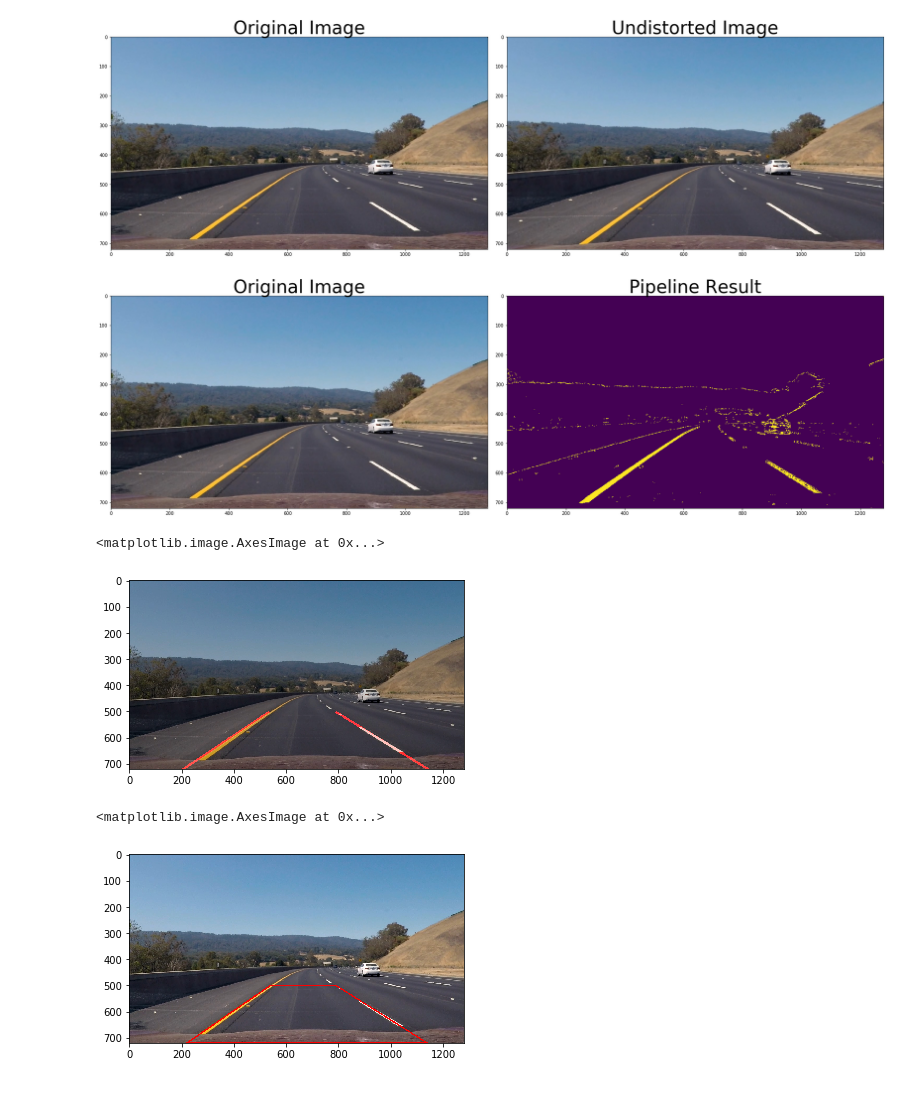
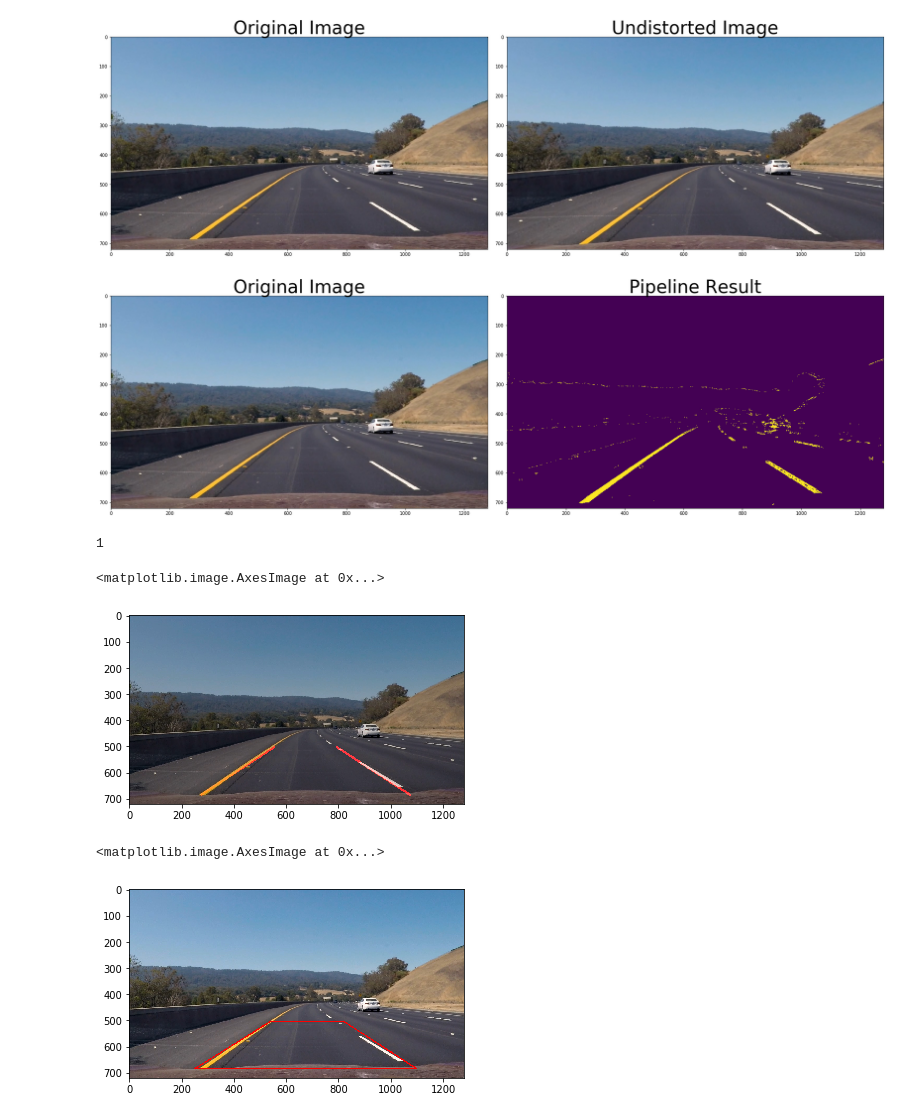
Before and after one commit to laljarus/Advanced-Lane-Detection, a Jupyter notebook: AdvancedLaneFinding.ipynb, the cells around one changed output. Cells and saved outputs as stored; diff of their text form; code cells hidden in the pictures.

```diff
--- a/AdvancedLaneFinding.ipynb
+++ b/AdvancedLaneFinding.ipynb
@@ -289,7 +299,7 @@ def average_lines(lines,imshape,filt_coeff=1,height_coeff=0.7):
     if len(filt_right_lines)>0:
         mean_right = np.mean(filt_right_lines,axis=0)
 
-    y1 = imshape[0]
+    y1 = imshape[0]*0.95
     y2 = imshape[0]*height_coeff
 
     x1_left = (y1-mean_left[1])/mean_left[0]
@@ -302,7 +312,9 @@ def average_lines(lines,imshape,filt_coeff=1,height_coeff=0.7):
     mean_lines_img = np.zeros((imshape[0], imshape[1], 3), dtype=np.uint8)
     draw_lines(mean_lines_img, mean_lines,color=[255, 0, 0], thickness=7)
 
-    return mean_lines_img
+    lane_lines = np.array([[x1_left,y1],[x2_left,y2],[x2_right,y2],[x1_right,y1]],dtype = np.int32)
+
+    return mean_lines_img,lane_lines
 # %%
 img = mpimg.imread('./test_images/test3.jpg')
 
@@ -319,14 +331,26 @@ plt.subplots_adjust(left=0., right=1, top=0.9, bottom=0.)
 # %% [output]
 [figure]
 # %%
-ksize = 5;
-gradx = abs_sobel_thresh(undist, orient='x', sobel_kernel=ksize, thresh=(50, 150))
-grady = abs_sobel_thresh(undist, orient='y', sobel_kernel=ksize, thresh=(50, 150))
-mag_binary = mag_thresh(undist, sobel_kernel=ksize, mag_thresh=(50, 155))
+ksize = 5
+gradx = abs_sobel_thresh(undist, orient='x', sobel_kernel=ksize, thresh=(50, 250))
+grady = abs_sobel_thresh(undist, orient='y', sobel_kernel=ksize, thresh=(50, 250))
+mag_binary = mag_thresh(undist, sobel_kernel=ksize, mag_thresh=(70, 250))
 dir_binary = dir_threshold(undist, sobel_kernel=ksize, thresh=(np.pi*30./180,np.pi*80./180))
 s_binary = hls_select(undist,channel = 's', thresh=(150, 255))
+l_binary = hls_select(undist,channel = 'l', thresh=(50, 255))
+
+combined_gradxy = np.zeros_like(dir_binary)
+combined_gradxy[((gradx == 1) & (grady == 1))] = 1
+
+combined_mag_dir = np.zeros_like(dir_binary)
+combined_mag_dir[((mag_binary == 1) & (dir_binary == 1))] = 1
+
+combined_hls = np.zeros_like(dir_binary)
+combined_hls[(s_binary == 1)&(l_binary==1)] = 1
+
 combined = np.zeros_like(dir_binary)
-combined[((gradx == 1) & (grady == 1)) |((mag_binary == 1) & (dir_binary == 1))|( (s_binary ==1))] = 1
+combined[(combined_gradxy== 1)|(combined_mag_dir== 1)|(combined_hls== 1)] = 1
+
 # Plot the result
 f, (ax1, ax2) = plt.subplots(1, 2, figsize=(24, 9))
 f.tight_layout()
@@ -338,14 +362,20 @@ ax2.imshow(combined)
 ax2.set_title('Pipeline Result', fontsize=40)
 plt.subplots_adjust(left=0., right=1, top=0.9, bottom=0.)
 # %% [output]
-[figure, old version]
+[figure, new version]
+# %%
+combined.max()
+# %% [output]
+1
 # %%
 imshape = img.shape
 width = imshape[1]
 height = imshape[0]
-combined = np.uint8(combined)*255
-quad_parm = 0.13
-vertices = np.array([[(0,height),(width*(0.5-quad_parm),height*(0.5+quad_parm)),(width*(0.5+quad_parm),height*(0.5+quad_parm)),(width,height)]], dtype=np.int32)
+#combined = np.uint8(combined)*255
+height_prm = 0.11
+width_prm = 0.06
+vertices = np.array([[(width_prm*width,height*(1-height_prm/2)),(width*(0.5-width_prm),height*(0.5+height_prm)),
+                      (width*(0.5+width_prm),height*(0.5+height_prm)),(width*(1-width_prm),height*(1-height_prm/2))]], dtype=np.int32)
 # masking the image from canny edge algorithm
 masked_edges = region_of_interest(combined,vertices)
 
@@ -357,17 +387,30 @@ max_line_gap = 20    # maximum gap in pixels between connectable line segments
 [line_img,lines] = hough_lines(masked_edges,rho,theta,threshold,min_line_length,max_line_gap)
 
 
-mean_line_img =  average_lines(lines,imshape)
+mean_line_img,lane_lines =  average_lines(lines,imshape,height_coeff=0.7)
 lane_mark = weighted_img(mean_line_img,img,0.8,1,0)
 plt.imshow(lane_mark)
 # %% [output]
 <matplotlib.image.AxesImage at 0x...>
-[figure, old version]
+[figure, new version]
 # %%
 copy_image = np.copy(img)
-poly_pts = np.array([[220,720],[540,500],[790,500],[1140,720]],dtype = np.int32)
-copy_img = cv2.polylines(copy_image,[poly_pts],True,(255,0,0),lineType=8,thickness= 3)
+poly_pts = np.array([[230,720],[500,500],[820,500],[1230,720]],dtype = np.int32)
+
+offset = 25
+arrOffset = np.array([[-offset,0],[-0.5*offset,0],[offset,0],[offset,0]],dtype='int32')
+src = lane_lines + arrOffset
+
+x1_dst = src[0][0]
+x2_dst = src[3][0]
+
+y1_dst = src[0][1]
+y2_dst = src[1][1]
+
+dst = np.array([[x1_dst,y1_dst],[x1_dst,y2_dst],[x2_dst,y2_dst],[x2_dst,y1_dst]],dtype='int32')
+
+copy_img = cv2.polylines(copy_image,[src],True,(255,0,0),lineType=8,thickness= 3)
 plt.imshow(copy_img)
 # %% [output]
 <matplotlib.image.AxesImage at 0x...>
-[figure, old version]
+[figure, new version]
```
Also changed, not shown: parts of 19 cells of this notebook, 7 other files.
